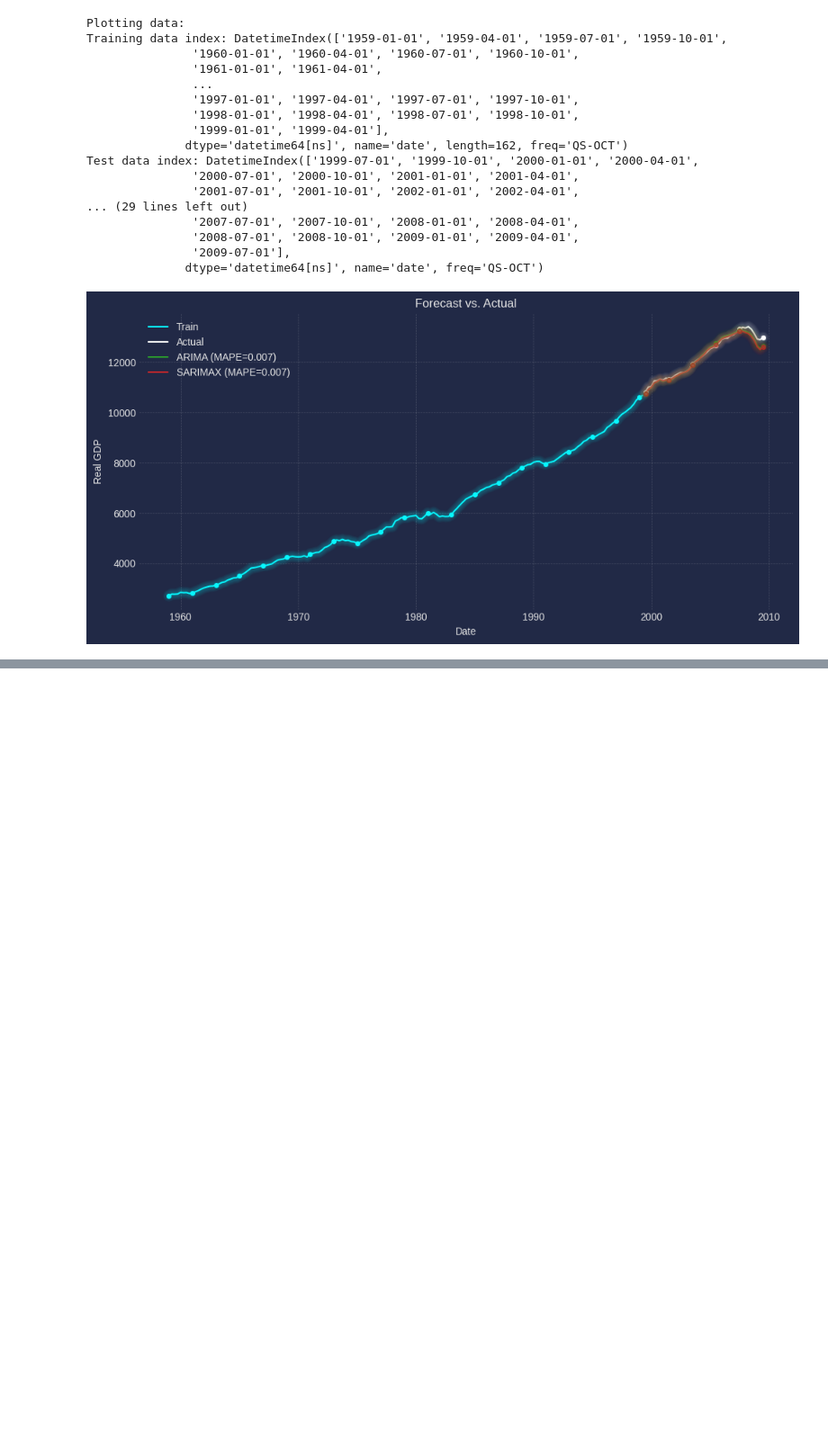
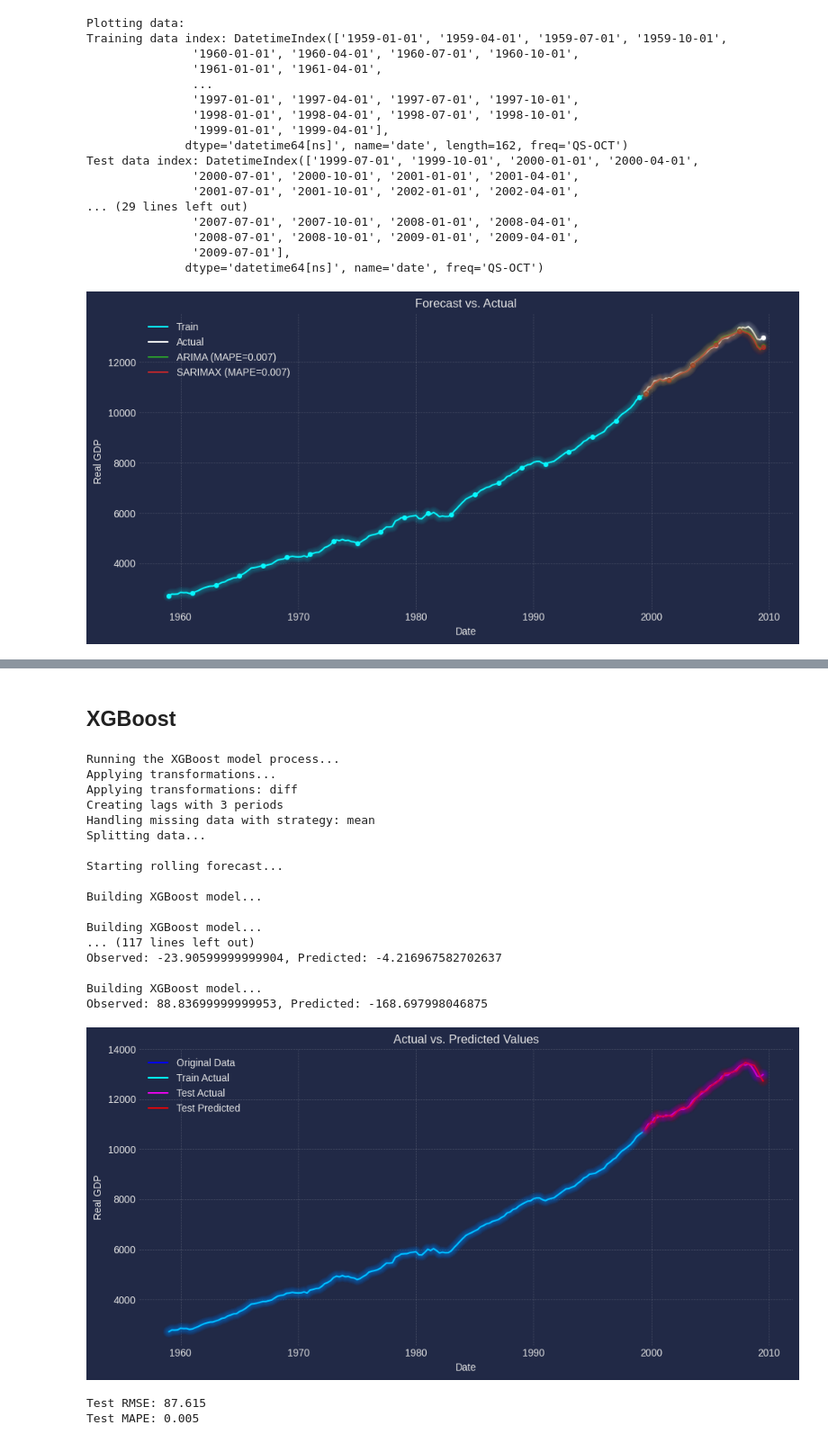
Before and after one commit to williamjowens/library-exploration, a Jupyter notebook: statsmodels_forecasting.ipynb, the cells around one changed output, grey strips where cells are left out. Shown at 90% size. Saved outputs shown, nothing was run; the diff lists cells and outputs as text; code cells hidden in the pictures; blank space fills up the shorter version.

```diff
--- a/statsmodels_forecasting.ipynb
+++ b/statsmodels_forecasting.ipynb
@@ -2102,0 +2779,2 @@ Test data index: DatetimeIndex(['1999-07-01', '1999-10-01', '2000-01-01', '2000-
+# %% [markdown]
+## XGBoost
@@ -2102,0 +2967,40 @@ Test data index: DatetimeIndex(['1999-07-01', '1999-10-01', '2000-01-01', '2000-
+# %%
+# Parameters for the XGBoost model
+split_frac = 0.8                # 80% training, 20% testing
+lags = 3                        # Number of lag features to create
+transform = 'diff'              # Apply differencing transformation
+scale = False                   # Scale the data
+missing_data_strategy = 'mean'  # Fill missing data with the mean
+# %%
+# Initialize the model
+xgb_model = XGBoostTimeSeriesModel(
+    split_frac=split_frac,
+    lags=lags,
+    transform=transform,
+    scale=scale,
+    missing_data_strategy=missing_data_strategy
+)
+# %%
+# Run the modeling process
+xgb_pred, xgb_rmse, xgb_mape = xgb_model.run(time_series)
+# %% [output]
+Running the XGBoost model process...
+Applying transformations...
+Applying transformations: diff
+Creating lags with 3 periods
+Handling missing data with strategy: mean
+Splitting data...
+
+Starting rolling forecast...
+
+Building XGBoost model...
+
+Building XGBoost model...
+... (117 lines left out)
+Observed: -23.90599999999904, Predicted: -4.216967582702637
+
+Building XGBoost model...
+Observed: 88.83699999999953, Predicted: -168.697998046875
+[figure, added]
+Test RMSE: 87.615
+Test MAPE: 0.005
```
Also changed, not shown: parts of 26 cells of this notebook.
